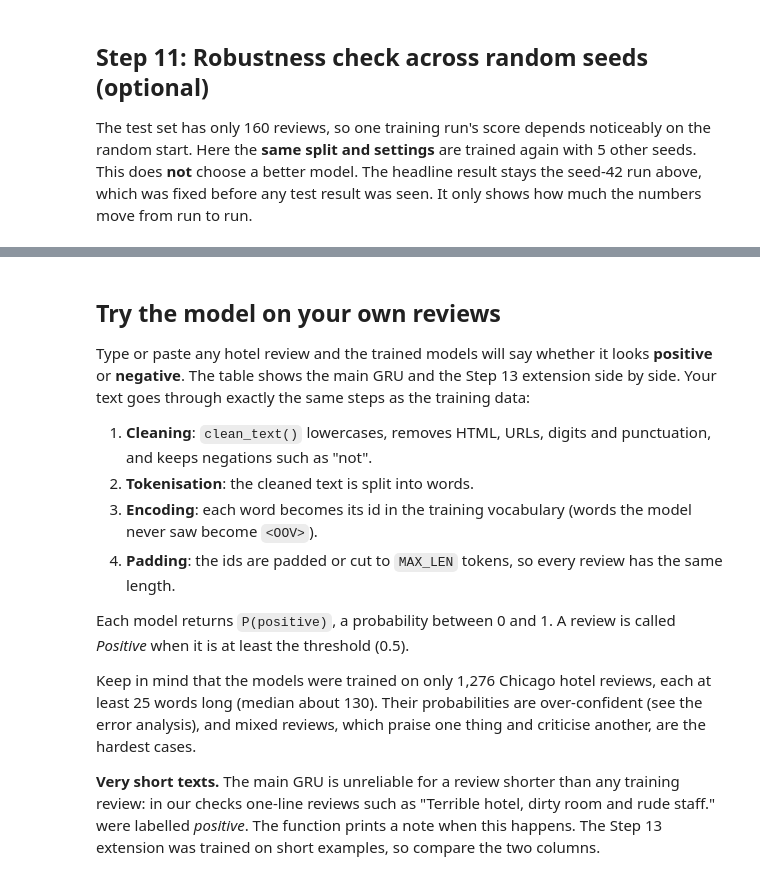
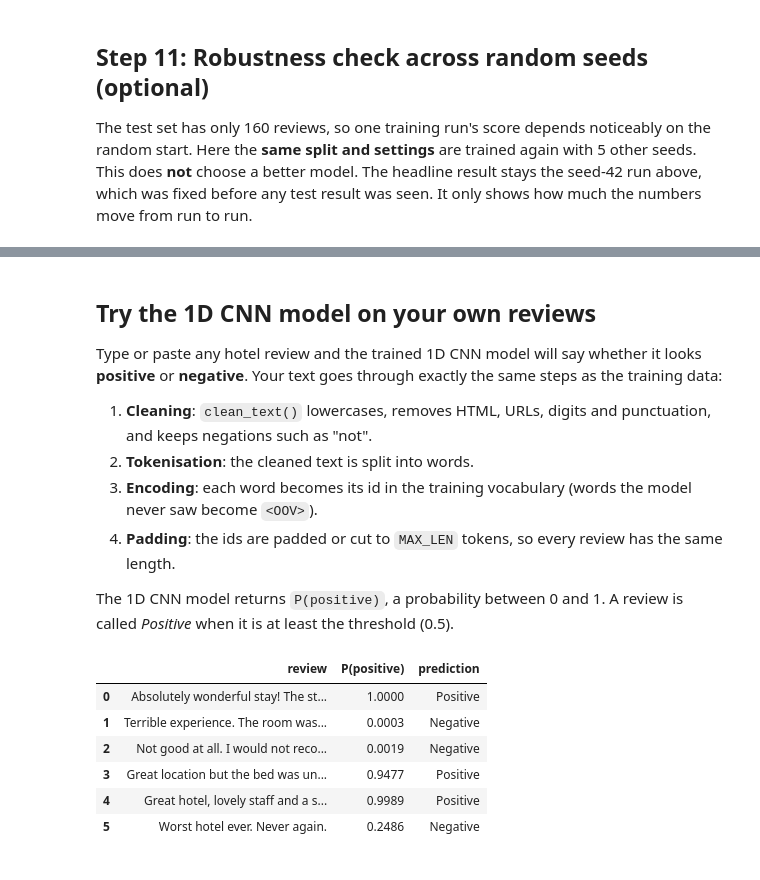
Before and after one commit to Akalankagunathilake2002/Deep-Learning---Assignment, a Jupyter notebook: cnn1d/CNN1D_model.ipynb, the cells around one changed output, grey strips where cells are left out. Cells and saved outputs as stored; diff of their text form; code cells hidden in the pictures.

Commit message:
feat: add CNN1D model training pipeline, processed datasets, evaluation artifacts, and frontend UI components

```diff
--- a/cnn1d/CNN1D_model.ipynb
+++ b/cnn1d/CNN1D_model.ipynb
@@ -868,9 +1075,9 @@ Files written to `cnn1d/results/`:
 **Comparison table row:** paste the row printed in Step 9. The overall best model can only be named after all four models have been evaluated under these same conditions.
 **Training time** is only comparable between models if all four are timed on the same hardware.
 # %% [markdown]
-## Try the model on your own reviews
+## Try the 1D CNN model on your own reviews
 
-Type or paste any hotel review and the trained models will say whether it looks **positive** or **negative**. The table shows the main GRU and the Step 13 extension side by side.
+Type or paste any hotel review and the trained 1D CNN model will say whether it looks **positive** or **negative**.
 Your text goes through exactly the same steps as the training data:
 
 1. **Cleaning**: `clean_text()` lowercases, removes HTML, URLs, digits and punctuation, and keeps negations such as "not".
@@ -878,69 +1085,53 @@ Your text goes through exactly the same steps as the training data:
 3. **Encoding**: each word becomes its id in the training vocabulary (words the model never saw become `<OOV>`).
 4. **Padding**: the ids are padded or cut to `MAX_LEN` tokens, so every review has the same length.
 
-Each model returns `P(positive)`, a probability between 0 and 1. A review is called *Positive* when it is at least the threshold (0.5).
-
-Keep in mind that the models were trained on only 1,276 Chicago hotel reviews, each at least 25 words long (median about 130). Their probabilities are over-confident (see the error analysis), and mixed reviews, which praise one thing and criticise another, are the hardest cases.
-
-**Very short texts.** The main GRU is unreliable for a review shorter than any training review: in our checks one-line reviews such as "Terrible hotel, dirty room and rude staff." were labelled *positive*. The function prints a note when this happens. The Step 13 extension was trained on short examples, so compare the two columns.
+The 1D CNN model returns `P(positive)`, a probability between 0 and 1. A review is called *Positive* when it is at least the threshold (0.5).
 # %%
 from IPython.display import display
 
 
 def predict_sentiment(model, texts, threshold=0.5):
-    # `model` is one Keras model, or a dict {"name": model} to get one column per model side by side
-    models = model if isinstance(model, dict) else {None: model}
     if isinstance(texts, str):
         texts = [texts]
     texts = list(texts)
     cleaned = [clean_text(t) for t in texts]
-    # same steps as training: clean -> split into words -> encode with the training vocabulary -> pad
     X = pad([encode(c.split(), data.vocab) for c in cleaned])
 
-    min_len = int(data.train_df["tokens"].map(len).min())      # the shortest original training review
-    n_short = sum(len(c.split()) < min_len for c in cleaned)
-    if n_short:
-        print(f"Note: {n_short} review(s) have fewer than {min_len} words, shorter than any original training review. "
-              "The main GRU is unreliable for very short text.")
-
-    no_words = np.array([c == "" for c in cleaned])           # nothing left after cleaning (e.g. "???")
-    probs = {name: m.predict(X, verbose=0).ravel() for name, m in models.items()}
-    suffix = lambda name: "" if name is None else f" {name}"
-    table = {"review": texts}
-    for name, prob in probs.items():
-        table["P(positive)" + suffix(name)] = np.where(no_words, np.nan, np.round(prob, 3))
-    for name, prob in probs.items():
-        label = np.where(prob >= threshold, "Positive", "Negative")
-        table["prediction" + suffix(name)] = np.where(no_words, "No usable text", label)
+    no_words = np.array([c == "" for c in cleaned])
+    probs = model.predict(X, verbose=0).ravel()
+    labels = np.where(probs >= threshold, "Positive", "Negative")
+    table = {
+        "review": texts,
+        "P(positive)": np.where(no_words, np.nan, np.round(probs, 4)),
+        "prediction": np.where(no_words, "No usable text", labels)
+    }
     return pd.DataFrame(table)
 
-
-models = {"1D CNN": model, "GRU + short": model_short}           # main model and the Step 13 extension
 
 my_reviews = [
     # clearly positive
     "Absolutely wonderful stay! The staff were friendly and helpful, the room was spotless and very comfortable, and the view of the lake from our window was amazing. Breakfast was delicious and the location is perfect for exploring the city. I would happily come back and recommend it to friends.",
     # clearly negative
     "Terrible experience. The room was dirty, the carpet was stained and the bathroom smelled of mold. The staff were rude and did nothing when we complained, and the noise from the street kept us awake all night. It was the worst hotel I have ever stayed in and a waste of money.",
     # negation
     "Not good at all. I would not recommend this hotel to anyone. The room was not clean, the staff were not helpful and the breakfast was not worth the price. We did not get any apology when we complained, and we will not be coming back.",
     # mixed
     "Great location but the bed was uncomfortable and very noisy. We could walk to the shops and restaurants in a few minutes, which was perfect. Unfortunately the mattress was hard and the street noise made it hard to sleep, so we were tired the whole trip.",
-    # mixed
-    "The breakfast was excellent and the staff were lovely, however the room was tiny and smelled of smoke. The lobby and the restaurant looked great, but our room was old and the shower barely worked. Nice people, disappointing room.",
+    # short reviews
+    "Great hotel, lovely staff and a spotless room.",
+    "Worst hotel ever. Never again."
 ]
 
 pd.set_option("display.max_colwidth", 90)
-display(predict_sentiment(models, my_reviews))
-
-# Very short reviews: the main GRU is unreliable here; the extension model was trained on short examples.
-short_reviews = [
-    "very bad place to visit never ever again visit to this place",
-    "Not good at all.",
-    "Worst hotel ever. Never again.",
-    "Great hotel, lovely staff and a spotless room.",
-]
-display(predict_sentiment(models, short_reviews))
+display(predict_sentiment(model, my_reviews))
+# %% [output]
+|  | review | P(positive) | prediction |
+| 0 | Absolutely wonderful stay! The st... | 1.0000 | Positive |
+| 1 | Terrible experience. The room was... | 0.0003 | Negative |
+| 2 | Not good at all. I would not reco... | 0.0019 | Negative |
+| 3 | Great location but the bed was un... | 0.9477 | Positive |
+| 4 | Great hotel, lovely staff and a s... | 0.9989 | Positive |
+| 5 | Worst hotel ever. Never again. | 0.2486 | Negative |
 # %%
 # Interactive: type one review (leave empty to skip)
 try:
```
Also changed, not shown: parts of 29 cells of this notebook, 56 other files.
